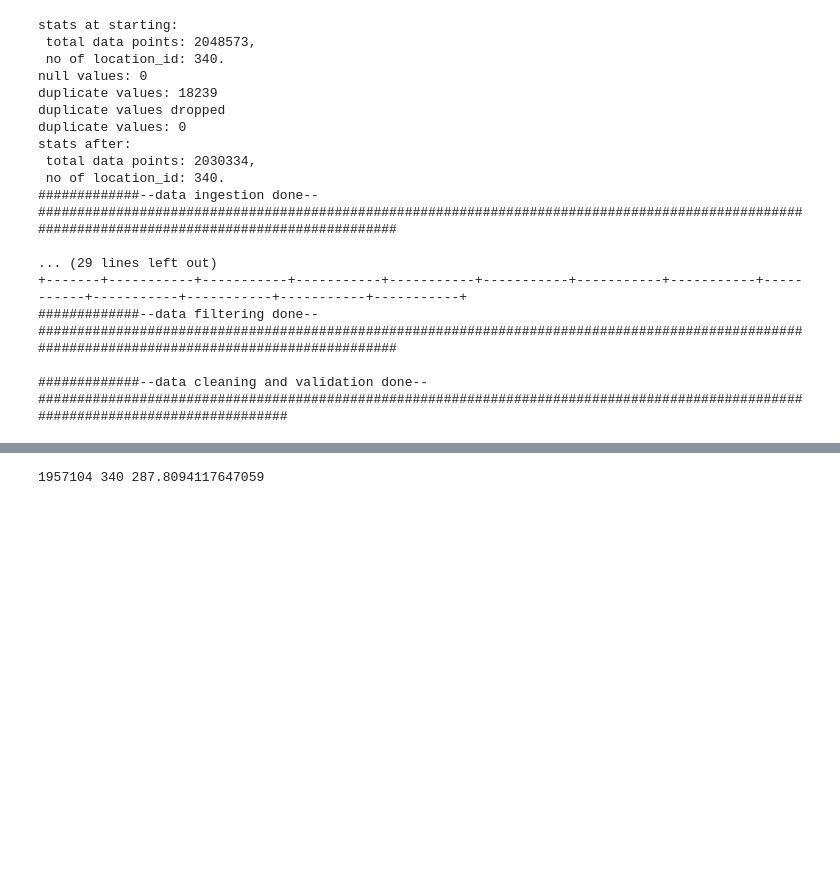
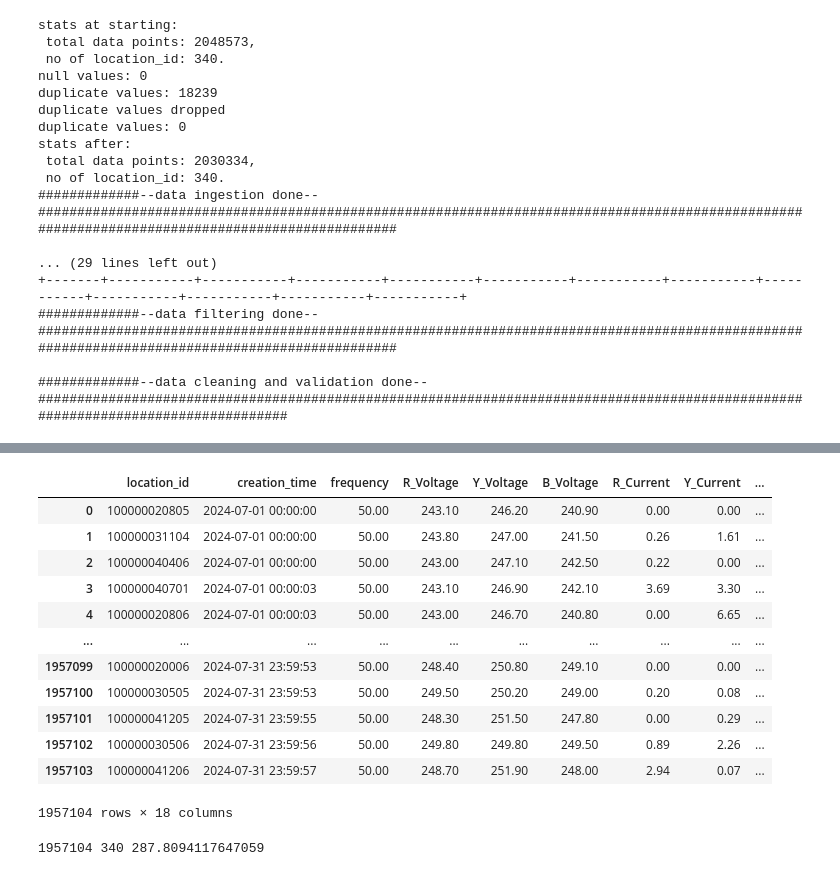
Before and after one commit to Harshvardhan1407/TensorFlow, a Jupyter notebook: load_prediction.ipynb, the cells around one changed output, grey strips where cells are left out. Saved outputs shown, nothing was run; the diff lists cells and outputs as text; code cells hidden in the pictures; blank space fills up the shorter version.

```diff
--- a/load_prediction.ipynb
+++ b/load_prediction.ipynb
@@ -149,3 +149,21 @@ data
+# %%
+data['consumption_level'] = 0
+# %%
+data
+# %% [output]
+|  | location_id | creation_time | frequency | R_Voltage | Y_Voltage | B_Voltage | R_Current | Y_Current | ... |
+| 0 | 100000020805 | 2024-07-01 00:00:00 | 50.00 | 243.10 | 246.20 | 240.90 | 0.00 | 0.00 | ... |
+| 1 | 100000031104 | 2024-07-01 00:00:00 | 50.00 | 243.80 | 247.00 | 241.50 | 0.26 | 1.61 | ... |
+| 2 | 100000040406 | 2024-07-01 00:00:00 | 50.00 | 243.00 | 247.10 | 242.50 | 0.22 | 0.00 | ... |
+| 3 | 100000040701 | 2024-07-01 00:00:03 | 50.00 | 243.10 | 246.90 | 242.10 | 3.69 | 3.30 | ... |
+| 4 | 100000020806 | 2024-07-01 00:00:03 | 50.00 | 243.00 | 246.70 | 240.80 | 0.00 | 6.65 | ... |
+| ... | ... | ... | ... | ... | ... | ... | ... | ... | ... |
+| 1957099 | 100000020006 | 2024-07-31 23:59:53 | 50.00 | 248.40 | 250.80 | 249.10 | 0.00 | 0.00 | ... |
+| 1957100 | 100000030505 | 2024-07-31 23:59:53 | 50.00 | 249.50 | 250.20 | 249.00 | 0.20 | 0.08 | ... |
+| 1957101 | 100000041205 | 2024-07-31 23:59:55 | 50.00 | 248.30 | 251.50 | 247.80 | 0.00 | 0.29 | ... |
+| 1957102 | 100000030506 | 2024-07-31 23:59:56 | 50.00 | 249.80 | 249.80 | 249.50 | 0.89 | 2.26 | ... |
+| 1957103 | 100000041206 | 2024-07-31 23:59:57 | 50.00 | 248.70 | 251.90 | 248.00 | 2.94 | 0.07 | ... |
+1957104 rows × 18 columns
 # %%
 data_length = len(data)
 no_of_feeders = data['location_id'].nunique()
```
Also changed, not shown: parts of 8 cells of this notebook.
